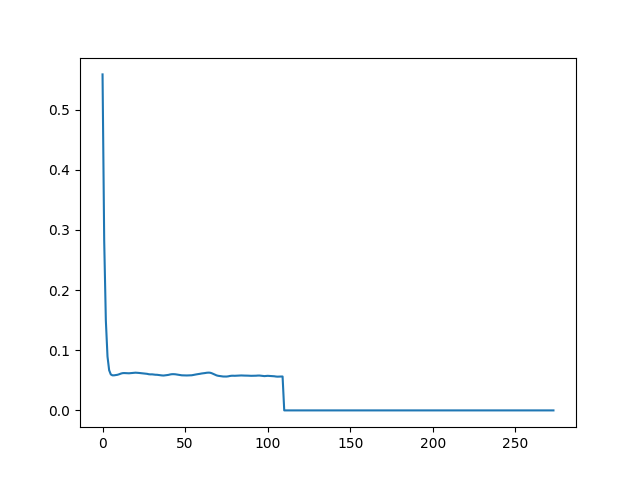
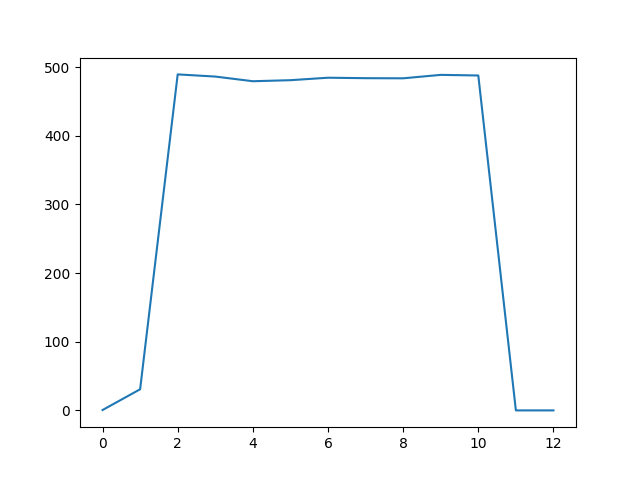
The change to this notebook cell's code, shown as a diff; its figure went from the first image to the second:
--- before
+++ after
@@ -1,5 +0,0 @@
-plt.close(0)
-plt.figure(0)
-plt.plot(ao_RWFE[0])
-# plt.xlim(0, 10)
-plt.show()

Commit: fixed the servolag